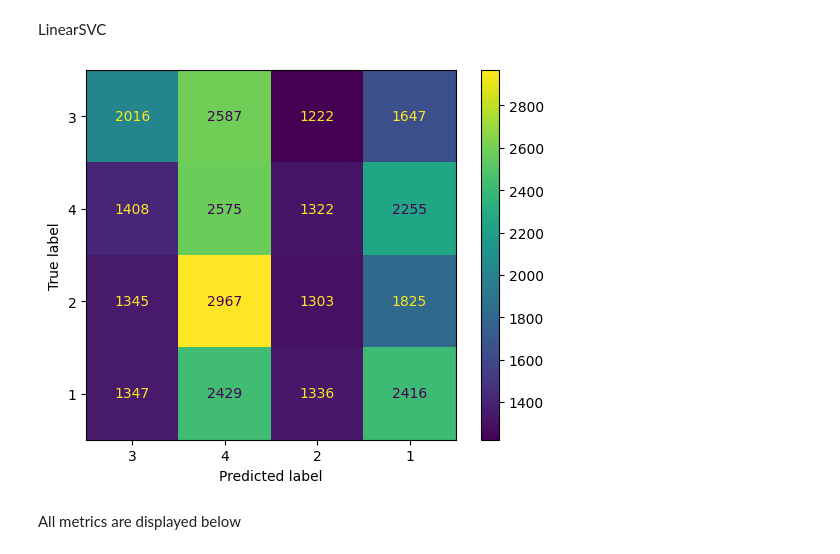
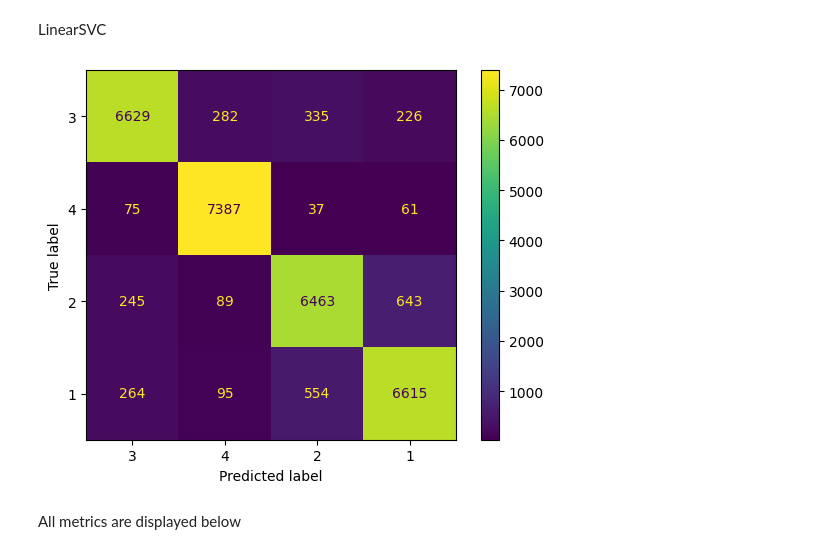
Before and after one commit to HabKaffee/text_classification, a Jupyter notebook: text_classification.ipynb, the cells around one changed output. Saved outputs shown, nothing was run; the diff lists cells and outputs as text; code cells hidden in the pictures.

Commit message:
Conf matrix and some results

```diff
--- a/text_classification.ipynb
+++ b/text_classification.ipynb
@@ -784,21 +876,21 @@ precision_score = 0.9048591958377651
 # %% [markdown]
 # Comparison
 # %%
-seed = 42
-# vectorizer = TfidfVectorizer(stop_words=stop_words.get_stop_words("en"), max_features=10000)
-# TF_IDF_trash = vectorizer.fit_transform(train_removed_trash_copy).toarray()
-vectorizer = CountVectorizer(stop_words=stop_words.get_stop_words('en'), max_features=10000)
-# CVect_trash = vectorizer.fit_transform(train_removed_trash).toarray()
+# seed = 42
+# # vectorizer = TfidfVectorizer(stop_words=stop_words.get_stop_words("en"), max_features=10000)
+# # TF_IDF_trash = vectorizer.fit_transform(train_removed_trash_copy).toarray()
+# vectorizer = CountVectorizer(stop_words=stop_words.get_stop_words('en'), max_features=10000)
+# # CVect_trash = vectorizer.fit_transform(train_removed_trash).toarray()
 
-Y = train_dataset["Class Index"]
-vectorized = vectorizer.fit_transform(train_removed_trash).toarray()
+# Y = train_dataset["Class Index"]
+# vectorized = vectorizer.fit_transform(train_removed_trash).toarray()
 
-X_train, X_test, Y_train, Y_test = train_test_split(vectorized, Y, test_size=0.25, random_state=seed)
+# X_train, X_test, Y_train, Y_test = train_test_split(vectorized, Y, test_size=0.25, random_state=seed)
 
-# linSVC_best = load_model('./models/lemmat_tfidf_lin_svc_trash.pkl')
-logreg = load_model('./models/log_reg_trash.pkl')
+# # linSVC_best = load_model('./models/lemmat_tfidf_lin_svc_trash.pkl')
+# logreg = load_model('./models/log_reg_trash.pkl')
 
-Y_pred_logreg = logreg.predict(X_test)
+# Y_pred_logreg = logreg.predict(X_test)
 # %%
 def fill_metrix_df(metrix, name, f1_micro, recall, precision):
     metrix[name] = [f1_micro, recall, precision]
@@ -812,9 +904,9 @@ fill_metrix_df(all_metrics_df, 'LinearSVC',
 # %% [markdown]
 LinearSVC
 # %%
-display_conf_matrix(Y_test, Y_pred_logreg, Y)
+display_conf_matrix(Y_test, Y_pred_linSVC, Y)
 # %% [output]
-[figure, old version]
+[figure, new version]
 # %% [markdown]
 All metrics are displayed below
 # %%
```
Also changed, not shown: parts of 4 cells of this notebook.
